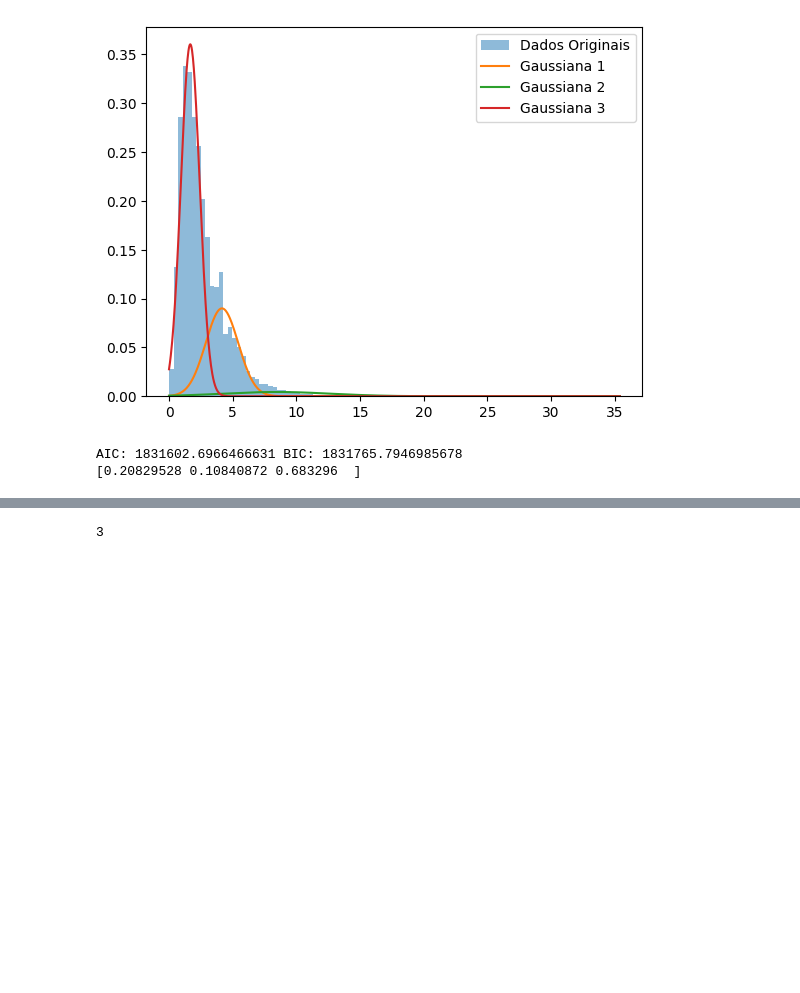
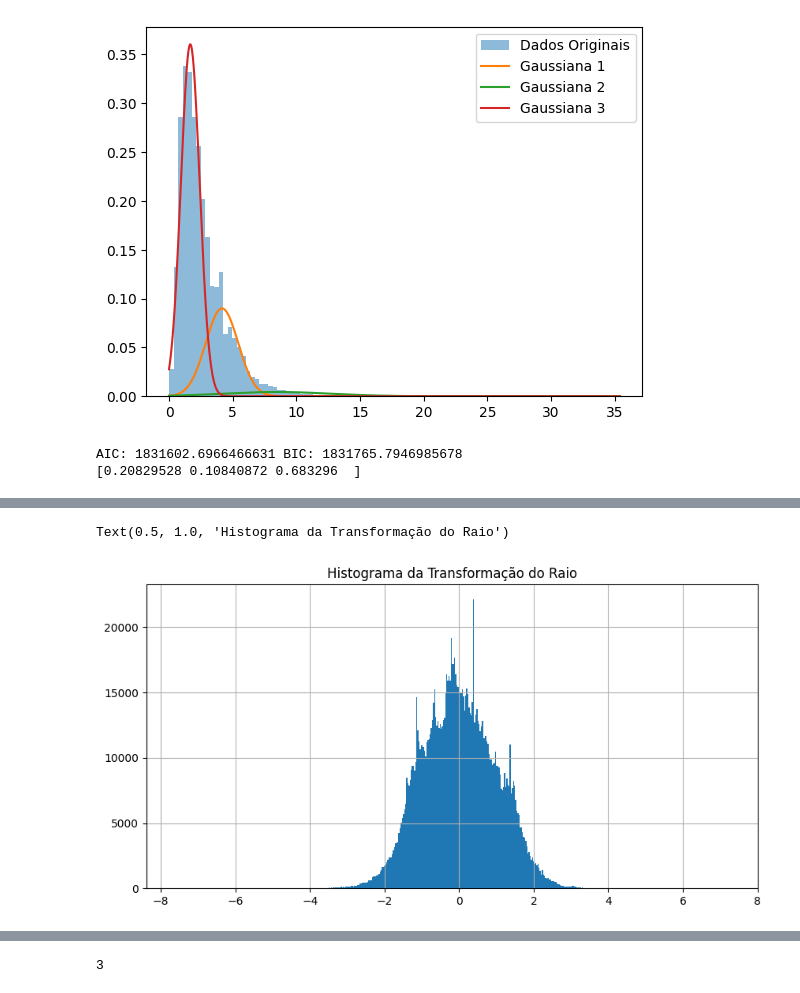
Before and after one commit to RL2-SP3/LISSA, a Jupyter notebook: examples/analise_modelos_hmm.ipynb, the cells around one changed output, grey strips where cells are left out. Cells and saved outputs as stored; diff of their text form; code cells hidden in the pictures; blank space fills up the shorter version.

```diff
--- a/examples/analise_modelos_hmm.ipynb
+++ b/examples/analise_modelos_hmm.ipynb
@@ -143,0 +157,6 @@ li.HMMPicture(pumpData,pump,PCAHeaders, [PCAHeaders,vibeHeader, "Radius"],["Stat
+# %%
+PCAData["Transformed Radius"].hist(bins=500, figsize=(10,5))
+plt.title("Histograma da Transformação do Raio")
+# %% [output]
+Text(0.5, 1.0, 'Histograma da Transformação do Raio')
+[figure, added]
```
Also changed, not shown: parts of 9 cells of this notebook, 1 other file.
